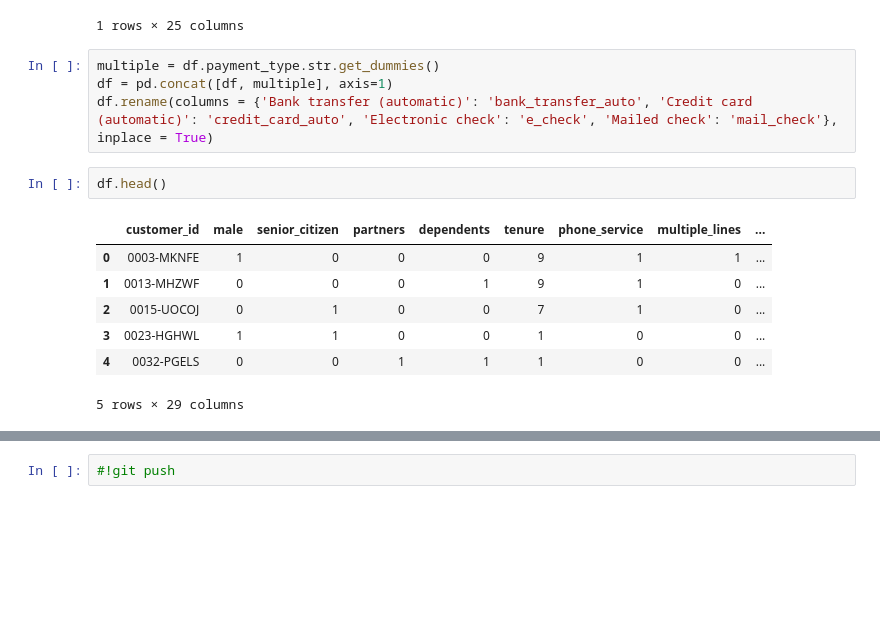
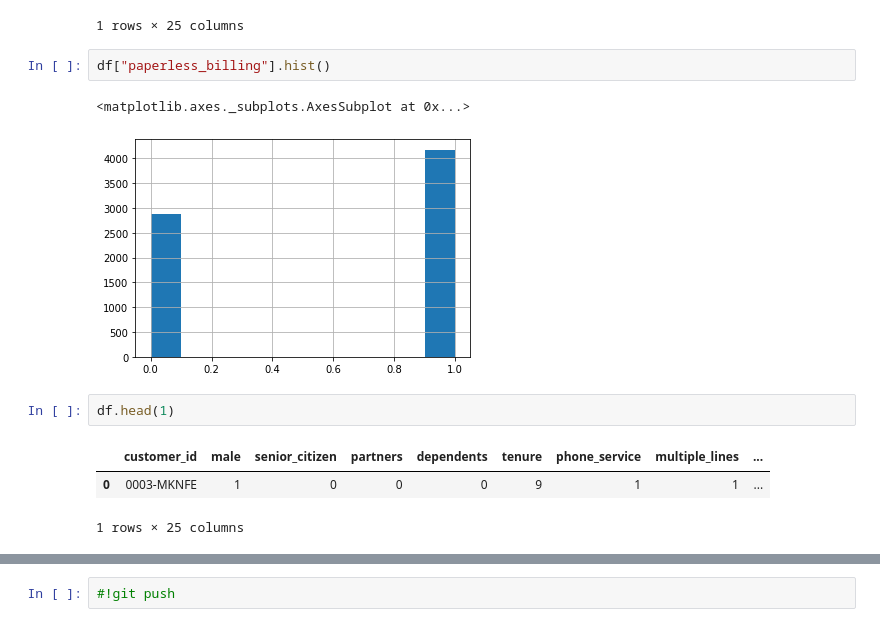
Before and after one commit to george887/telco_project, a Jupyter notebook: telco_data_cleaning.ipynb, the cells around one changed output, grey strips where cells are left out. Drawn from its saved outputs; the diff is of its cells as text; blank space fills up the shorter version.

Commit message:
All complete, look at issues with internet_service_type

```diff
--- a/telco_data_cleaning.ipynb
+++ b/telco_data_cleaning.ipynb
@@ -291,17 +291,14 @@ df.head(1)
 |  | customer_id | male | senior_citizen | partners | dependents | tenure | phone_service | multiple_lines | ... |
 | 0 | 0003-MKNFE | 1 | 0 | 0 | 0 | 9 | 1 | 1 | ... |
 1 rows × 25 columns
-# %%
-multiple = df.payment_type.str.get_dummies()
-df = pd.concat([df, multiple], axis=1)
-df.rename(columns = {'Bank transfer (automatic)': 'bank_transfer_auto', 'Credit card (automatic)': 'credit_card_auto', 'Electronic check': 'e_check', 'Mailed check': 'mail_check'}, inplace = True)
+# %%
+df["paperless_billing"].hist()
+# %% [output]
+<matplotlib.axes._subplots.AxesSubplot at 0x...>
+[figure, added]
 # %%
-df.head()
+df.head(1)
 # %% [output]
 |  | customer_id | male | senior_citizen | partners | dependents | tenure | phone_service | multiple_lines | ... |
 | 0 | 0003-MKNFE | 1 | 0 | 0 | 0 | 9 | 1 | 1 | ... |
-| 1 | 0013-MHZWF | 0 | 0 | 0 | 1 | 9 | 1 | 0 | ... |
-| 2 | 0015-UOCOJ | 0 | 1 | 0 | 0 | 7 | 1 | 0 | ... |
-| 3 | 0023-HGHWL | 1 | 1 | 0 | 0 | 1 | 0 | 0 | ... |
-| 4 | 0032-PGELS | 0 | 0 | 1 | 1 | 1 | 0 | 0 | ... |
-5 rows × 29 columns
+1 rows × 25 columns
```
Also changed, not shown: parts of 6 cells of this notebook.
